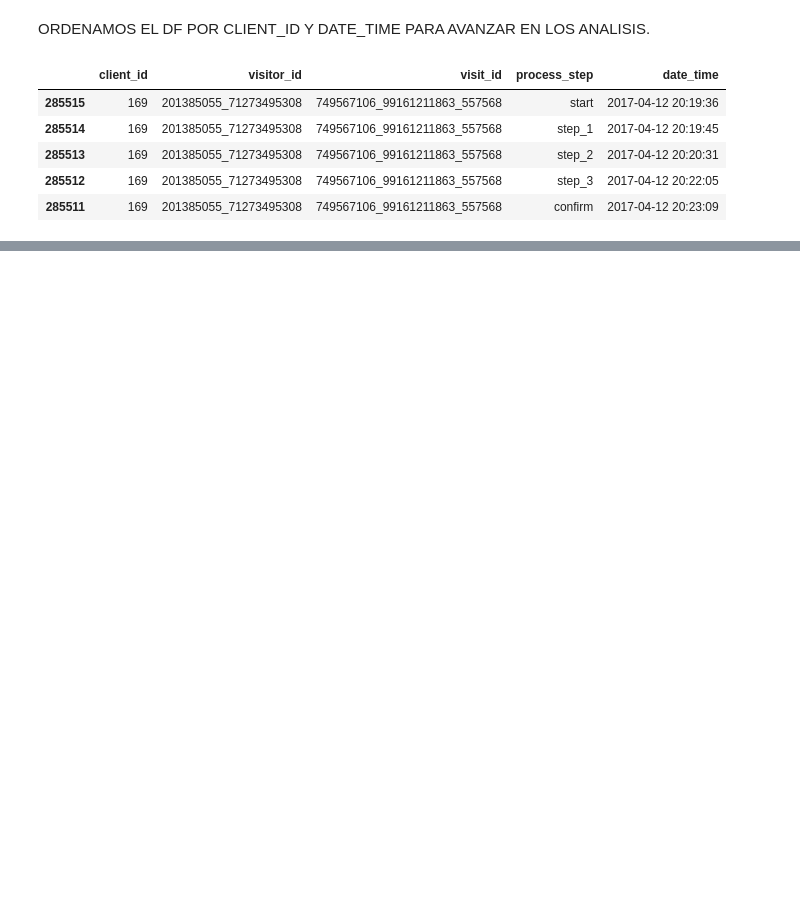
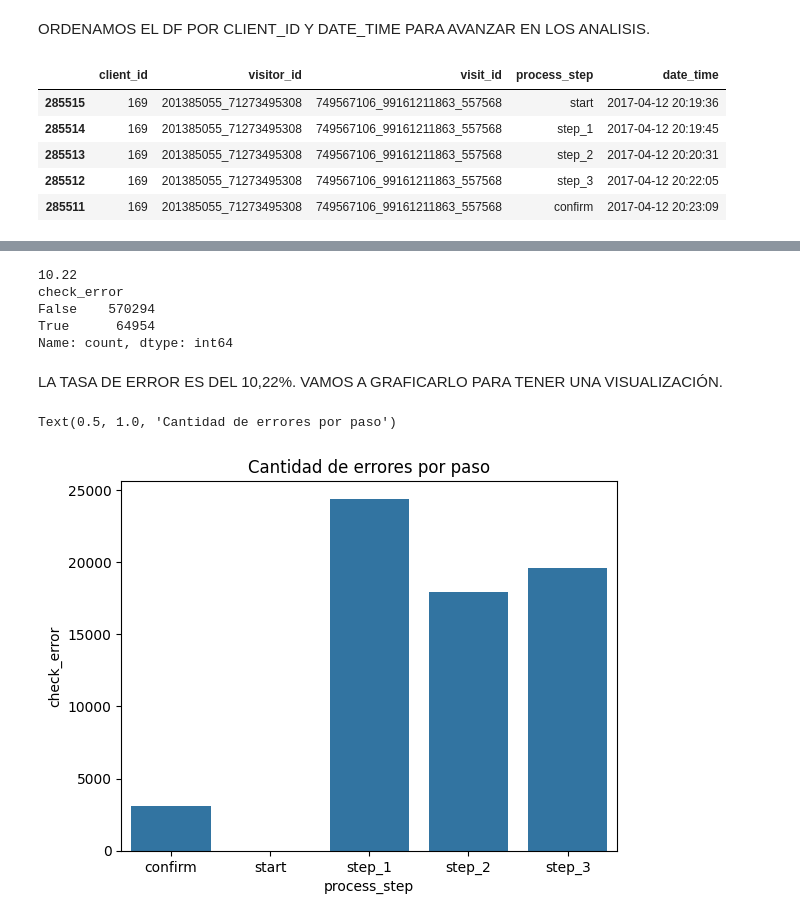
Before and after one commit to bperezlovisolo/Proyecto_4, a Jupyter notebook: notebooks/eda_web.ipynb, the cells around one changed output, grey strips where cells are left out. Cells and saved outputs as stored; diff of their text form; code cells hidden in the pictures; blank space fills up the shorter version.

```diff
--- a/notebooks/eda_web.ipynb
+++ b/notebooks/eda_web.ipynb
@@ -199,0 +224,5 @@ df_webdata.head()
+# %%
+pasos_orden = {"start": 0, "step_1": 1, "step_2": 2, "step_3": 3, "confirm": 4}
+
+df_webdata["step_number"] = df_webdata["process_step"].map(pasos_orden)
+df_webdata.head()
@@ -199,0 +238,3 @@ df_webdata.head()
+# %%
+df_webdata["paso_sig"] = (df_webdata.groupby("client_id")["step_number"].shift(-1))
+df_webdata.head()
@@ -199,0 +250,3 @@ df_webdata.head()
+# %%
+df_webdata["check_error"] = (df_webdata["paso_sig"] < df_webdata["step_number"])
+df_webdata.head()
@@ -199,0 +260,21 @@ df_webdata.head()
+# %%
+media_error_avg = round((df_webdata["check_error"].mean() * 100),2)
+print(media_error_avg)
+media_error_count = df_webdata["check_error"].value_counts()
+print(media_error_count)
+# %% [output]
+10.22
+check_error
+False    570294
+True      64954
+Name: count, dtype: int64
+# %% [markdown]
+LA TASA DE ERROR ES DEL 10,22%. VAMOS A GRAFICARLO PARA TENER UNA VISUALIZACIÓN.
+# %%
+error_step = (df_webdata.groupby("process_step")["check_error"].sum().reset_index())
+# %%
+sns.barplot(data=error_step, x="process_step", y="check_error")
+plt.title("Cantidad de errores por paso")
+# %% [output]
+Text(0.5, 1.0, 'Cantidad de errores por paso')
+[figure, added]
```
Also changed, not shown: parts of 32 cells of this notebook.
